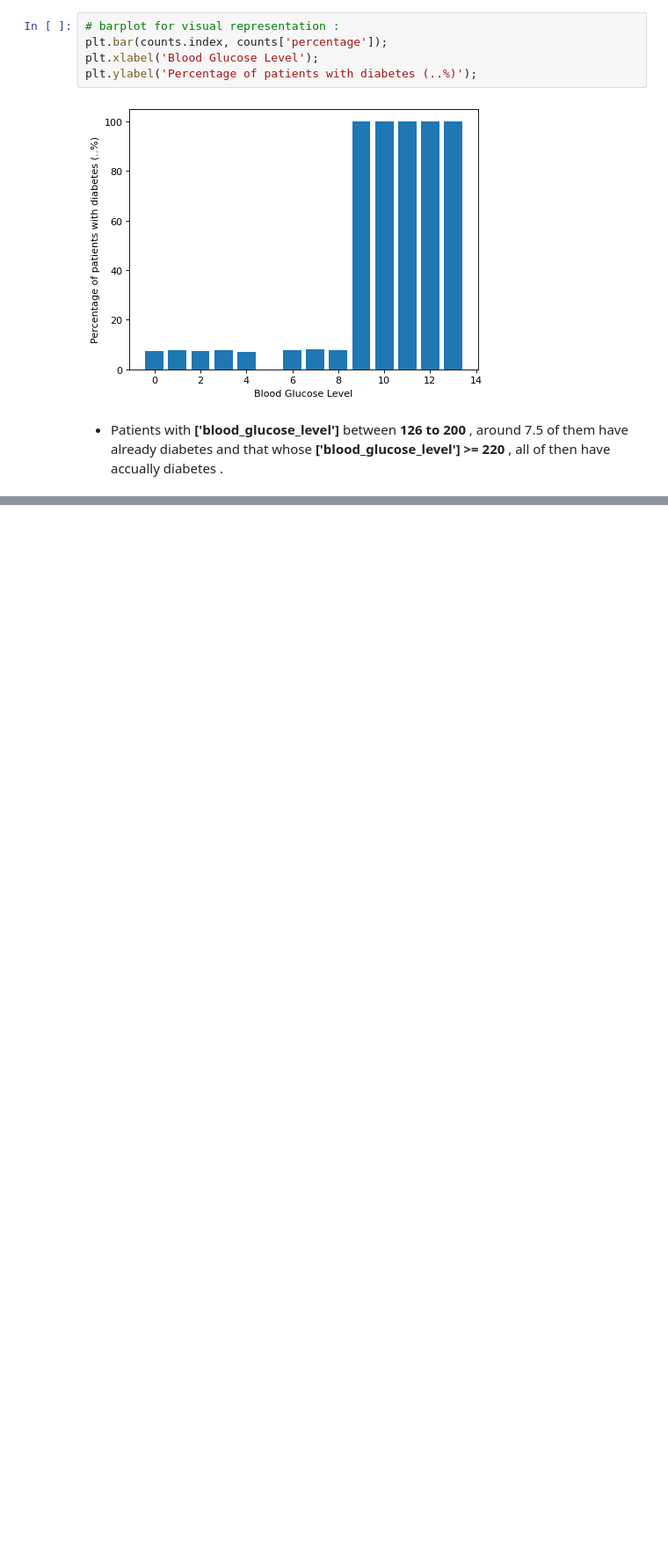
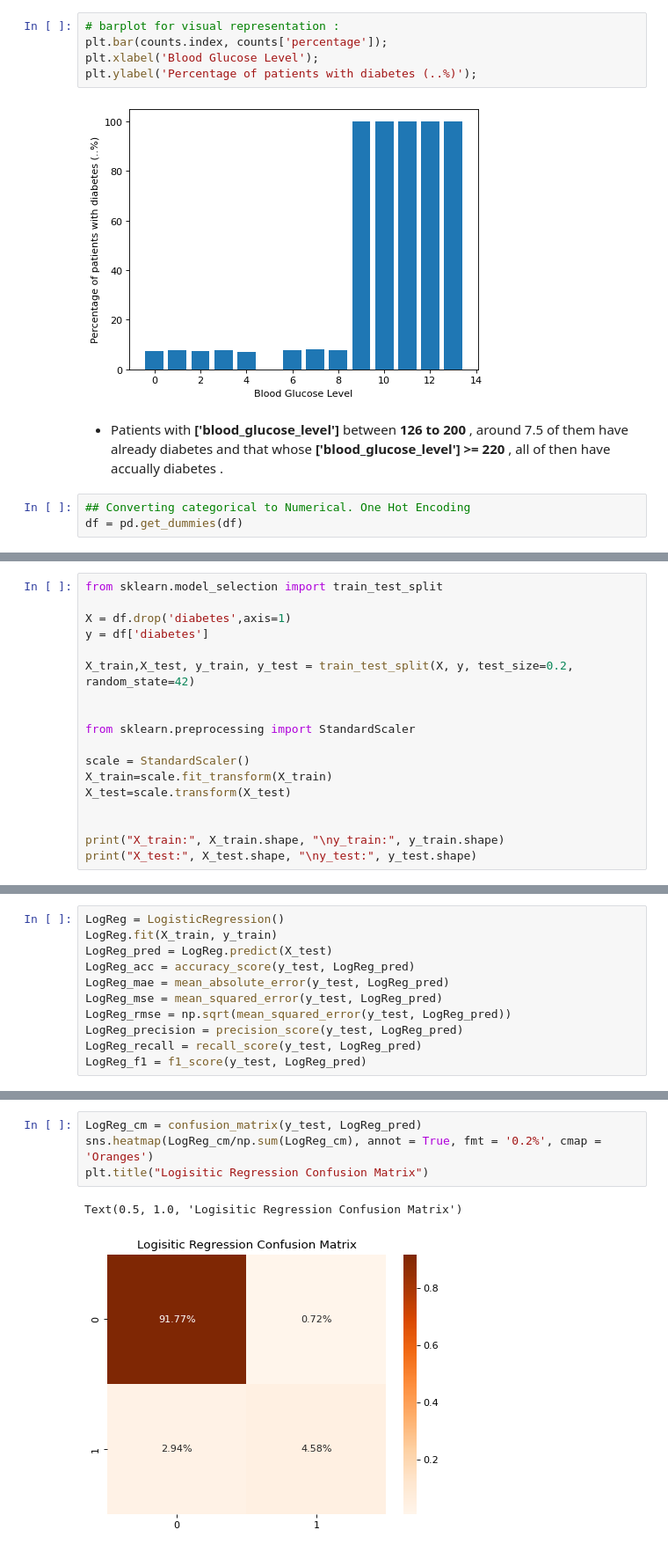
Before and after one commit to HussainM19/CIND-820-Predicting-Diabetes-using-MAchine-Learning, a Jupyter notebook: prepocessing-diabetes-dataset.ipynb, the cells around one changed output, grey strips where cells are left out. Shown: that part at 88% size. Cells and saved outputs as stored; diff of their text form; blank space fills up the shorter version.

Commit message:
Kaggle Notebook | Model Building and Analysis_Diabetes Dataset | Version 3

```diff
--- a/prepocessing-diabetes-dataset.ipynb
+++ b/prepocessing-diabetes-dataset.ipynb
@@ -509,3 +512,6 @@ plt.ylabel('Percentage of patients with diabetes (..%)');
 [figure]
 # %% [markdown]
 * Patients with **['blood_glucose_level']** between **126 to 200** , around 7.5 of them have already diabetes and that whose **['blood_glucose_level'] >= 220** , all of then have accually diabetes .
+# %%
+## Converting categorical to Numerical. One Hot Encoding
+df = pd.get_dummies(df)
@@ -511,0 +520,18 @@ plt.ylabel('Percentage of patients with diabetes (..%)');
+# %%
+from sklearn.model_selection import train_test_split
+
+X = df.drop('diabetes',axis=1)
+y = df['diabetes']
+
+X_train,X_test, y_train, y_test = train_test_split(X, y, test_size=0.2, random_state=42)
+
+
+from sklearn.preprocessing import StandardScaler
+
+scale = StandardScaler()
+X_train=scale.fit_transform(X_train)
+X_test=scale.transform(X_test)
+
+
+print("X_train:", X_train.shape, "\ny_train:", y_train.shape)
+print("X_test:", X_test.shape, "\ny_test:", y_test.shape)
@@ -511,0 +545,11 @@ plt.ylabel('Percentage of patients with diabetes (..%)');
+# %%
+LogReg = LogisticRegression()
+LogReg.fit(X_train, y_train)
+LogReg_pred = LogReg.predict(X_test)
+LogReg_acc = accuracy_score(y_test, LogReg_pred)
+LogReg_mae = mean_absolute_error(y_test, LogReg_pred)
+LogReg_mse = mean_squared_error(y_test, LogReg_pred)
+LogReg_rmse = np.sqrt(mean_squared_error(y_test, LogReg_pred))
+LogReg_precision = precision_score(y_test, LogReg_pred)
+LogReg_recall = recall_score(y_test, LogReg_pred)
+LogReg_f1 = f1_score(y_test, LogReg_pred)
@@ -511,0 +571,7 @@ plt.ylabel('Percentage of patients with diabetes (..%)');
+# %%
+LogReg_cm = confusion_matrix(y_test, LogReg_pred)
+sns.heatmap(LogReg_cm/np.sum(LogReg_cm), annot = True, fmt = '0.2%', cmap = 'Oranges')
+plt.title("Logisitic Regression Confusion Matrix")
+# %% [output]
+Text(0.5, 1.0, 'Logisitic Regression Confusion Matrix')
+[figure, added]
```
Also changed, not shown: parts of 32 cells of this notebook.
